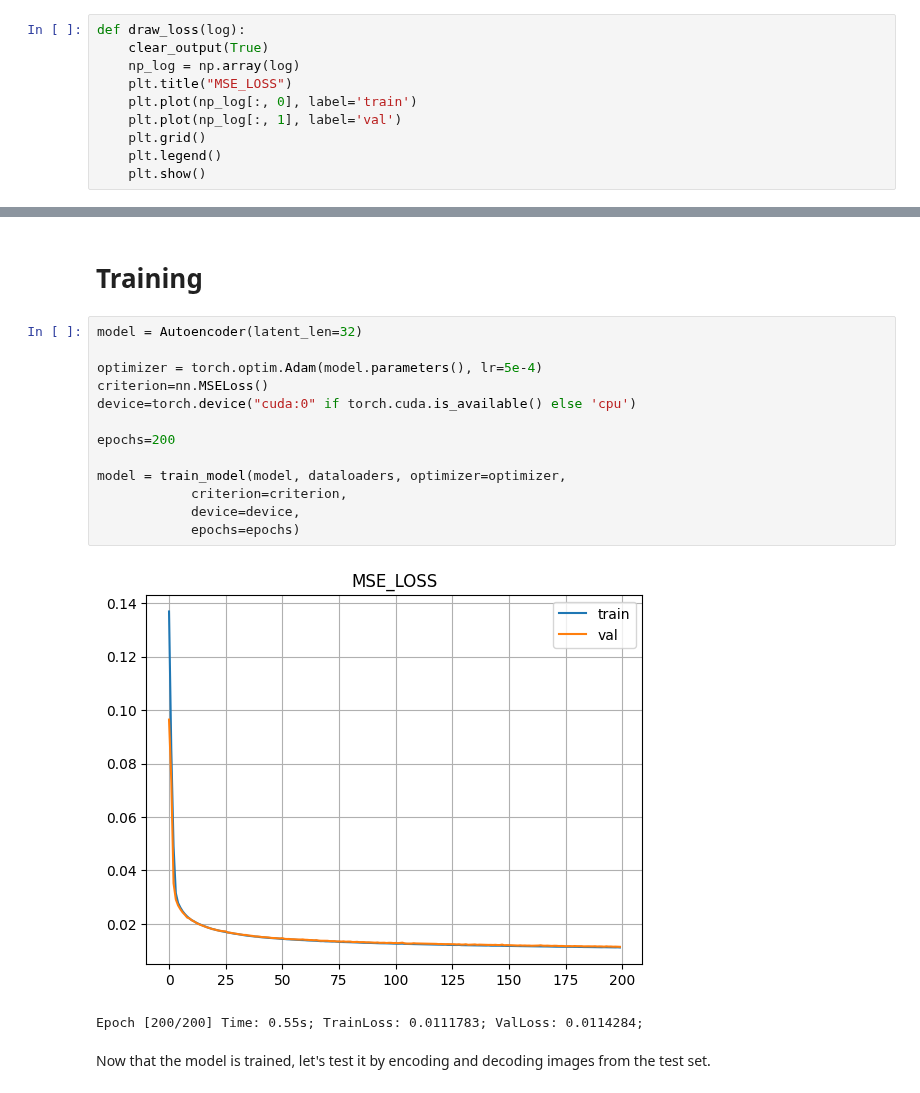
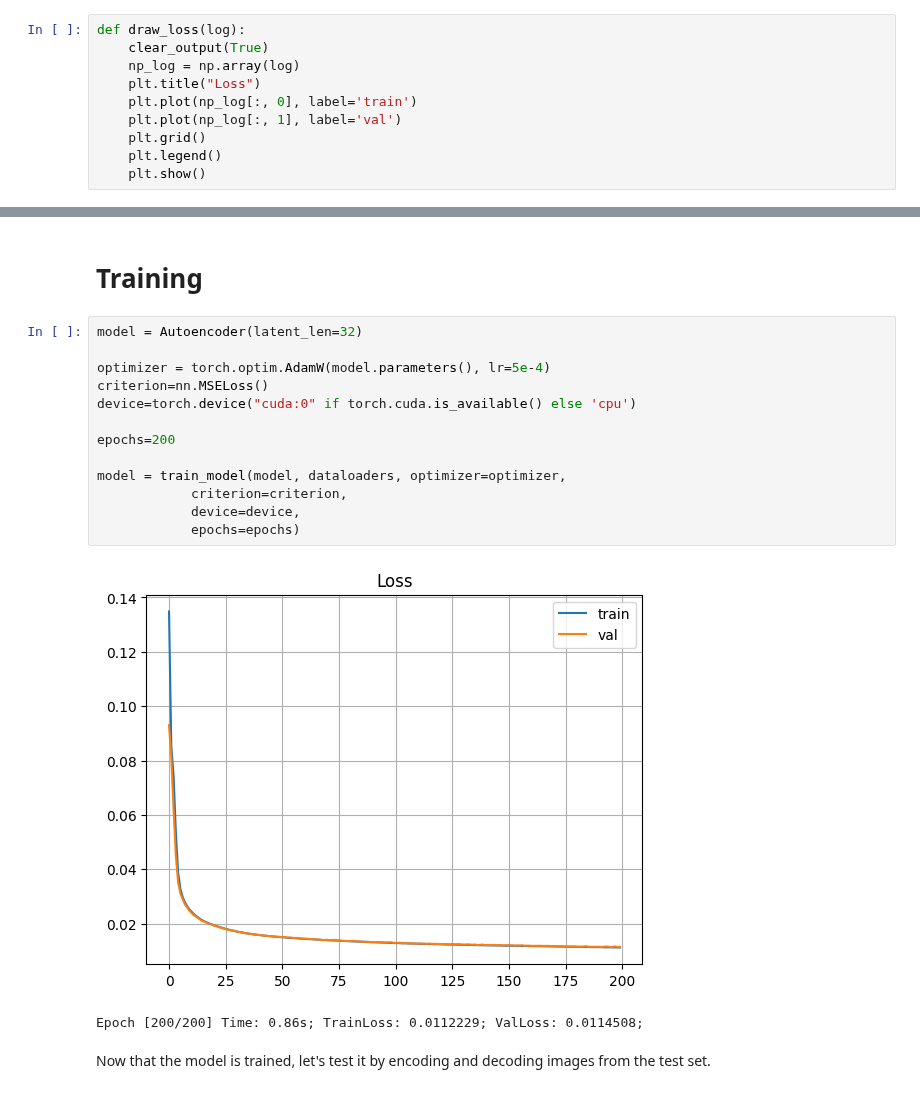
Before and after one commit to kokamido/ml2023, a Jupyter notebook: 11-Other-NN-Types/1_Autoencoder.ipynb, the cells around one changed output, grey strips where cells are left out. Saved outputs shown, nothing was run; the diff lists cells and outputs as text.

```diff
--- a/11-Other-NN-Types/1_Autoencoder.ipynb
+++ b/11-Other-NN-Types/1_Autoencoder.ipynb
@@ -284,7 +284,7 @@ def eval_model(model, dataloader, criterion, device):
 def draw_loss(log):
     clear_output(True)
     np_log = np.array(log)
-    plt.title("MSE_LOSS")
+    plt.title("Loss")
     plt.plot(np_log[:, 0], label='train')
     plt.plot(np_log[:, 1], label='val')
     plt.grid()
@@ -321,19 +321,19 @@ def train_model(model, dataloaders, optimizer,
 # %%
 model = Autoencoder(latent_len=32)
 
-optimizer = torch.optim.Adam(model.parameters(), lr=5e-4)
+optimizer = torch.optim.AdamW(model.parameters(), lr=5e-4)
 criterion=nn.MSELoss()
 device=torch.device("cuda:0" if torch.cuda.is_available() else 'cpu')
 
 epochs=200
 
 model = train_model(model, dataloaders, optimizer=optimizer,
             criterion=criterion,
             device=device,
             epochs=epochs)
 # %% [output]
-[figure, old version]
+[figure, new version]
-Epoch [200/200] Time: 0.55s; TrainLoss: 0.0111783; ValLoss: 0.0114284;
+Epoch [200/200] Time: 0.86s; TrainLoss: 0.0112229; ValLoss: 0.0114508;
 # %% [markdown]
 Now that the model is trained, let's test it by encoding and decoding images from the test set.
 # %% [markdown]
```
Also changed, not shown: parts of 8 cells of this notebook, 8 other files.
